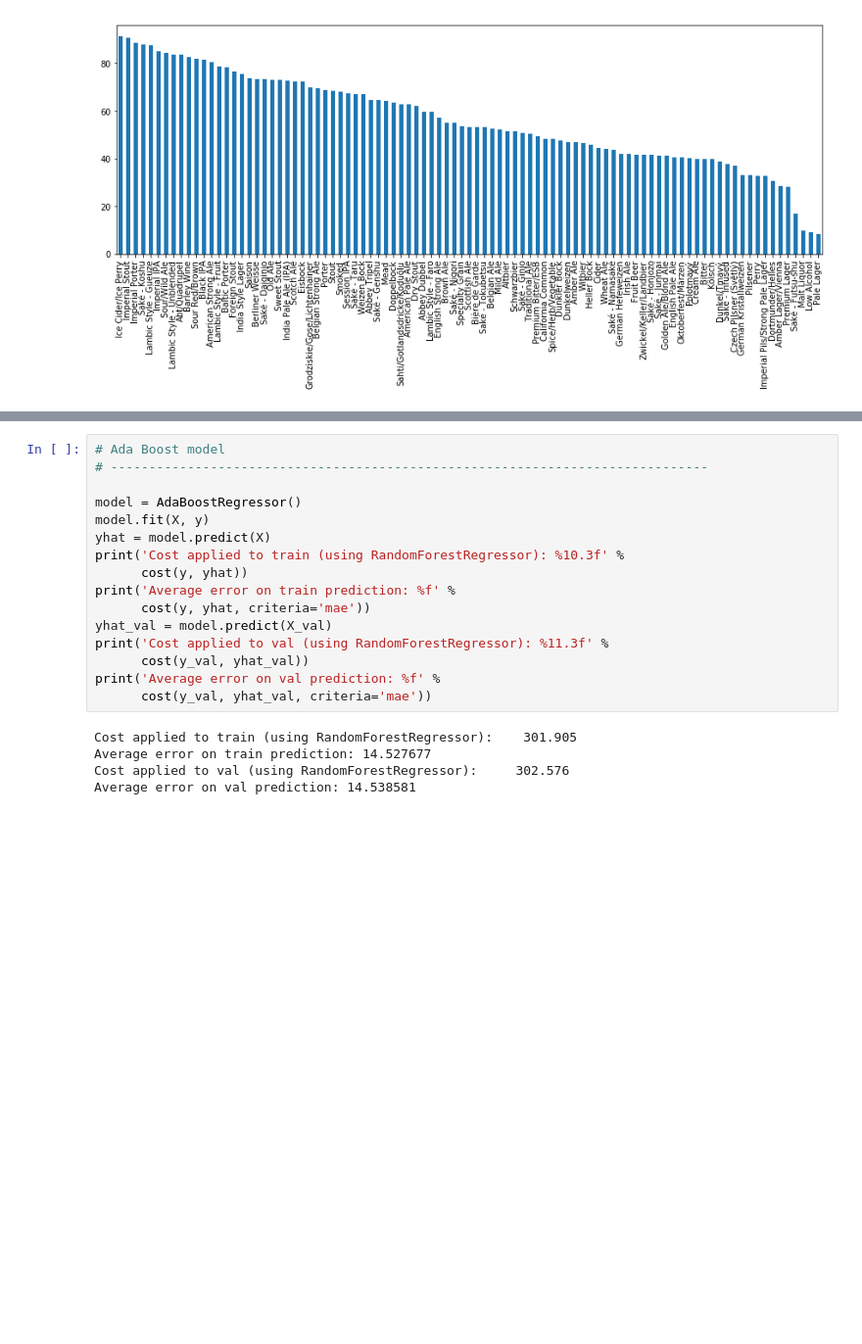
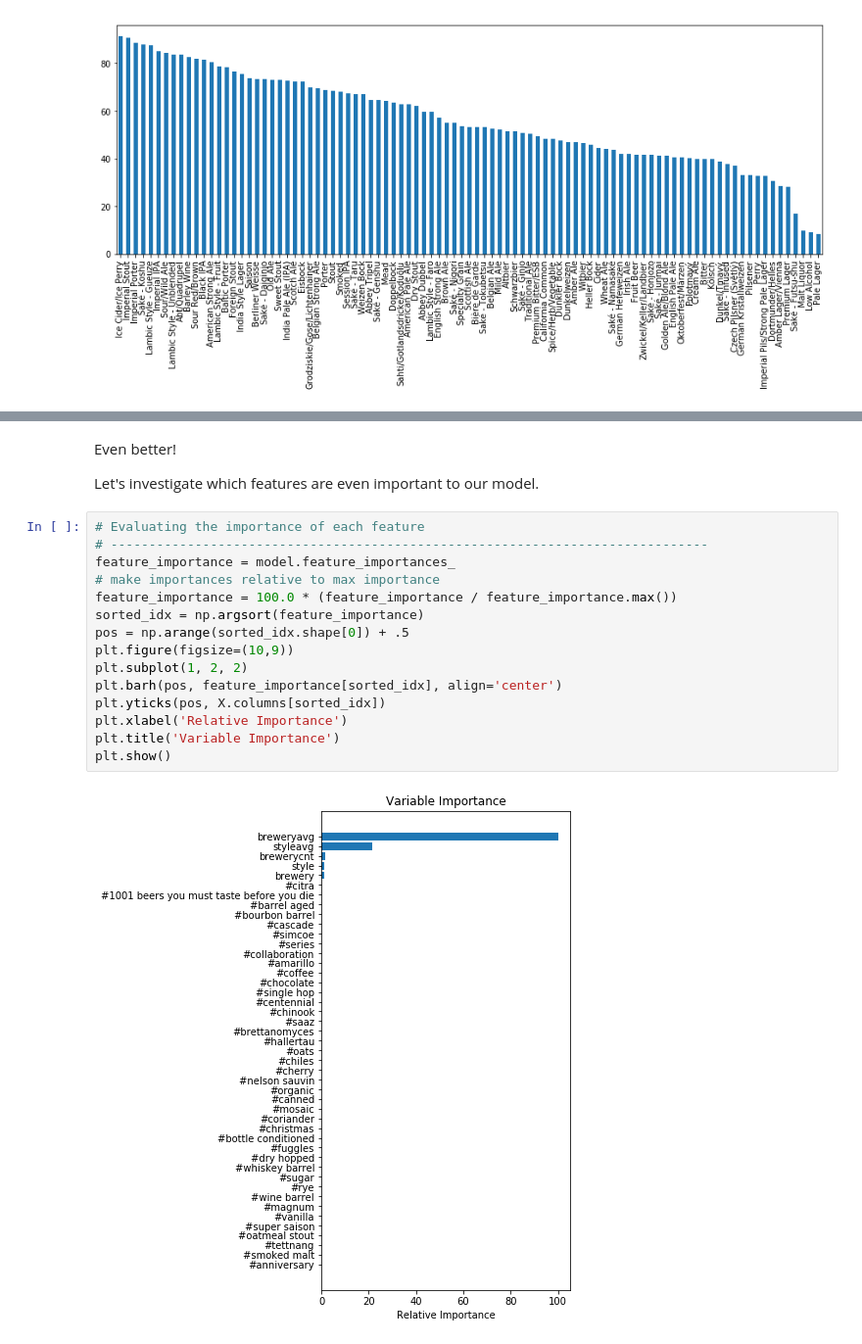
Before and after one commit to rarredon/Data-Science-Projects, a Jupyter notebook: Beers/beer_analysis.ipynb, the cells around one changed output, grey strips where cells are left out. Shown at 98% size. Drawn from its saved outputs; the diff is of its cells as text; blank space fills up the shorter version.

```diff
--- a/Beers/beer_analysis.ipynb
+++ b/Beers/beer_analysis.ipynb
@@ -583,21 +635,21 @@ Name: rating, dtype: float64
-# %%
-# Ada Boost model
-# ------------------------------------------------------------------------------
-
-model = AdaBoostRegressor()
-model.fit(X, y)
-yhat = model.predict(X)
-print('Cost applied to train (using RandomForestRegressor): %10.3f' %
-      cost(y, yhat))
-print('Average error on train prediction: %f' %
-      cost(y, yhat, criteria='mae'))
-yhat_val = model.predict(X_val)
-print('Cost applied to val (using RandomForestRegressor): %11.3f' %
-      cost(y_val, yhat_val))
-print('Average error on val prediction: %f' %
-      cost(y_val, yhat_val, criteria='mae'))
-# %% [output]
-Cost applied to train (using RandomForestRegressor):    301.905
-Average error on train prediction: 14.527677
-Cost applied to val (using RandomForestRegressor):     302.576
-Average error on val prediction: 14.538581
+# %% [markdown]
+Even better!
+
+Let's investigate which features are even important to our model.
+# %%
+# Evaluating the importance of each feature
+# ------------------------------------------------------------------------------
+feature_importance = model.feature_importances_
+# make importances relative to max importance
+feature_importance = 100.0 * (feature_importance / feature_importance.max())
+sorted_idx = np.argsort(feature_importance)
+pos = np.arange(sorted_idx.shape[0]) + .5
+plt.figure(figsize=(10,9))
+plt.subplot(1, 2, 2)
+plt.barh(pos, feature_importance[sorted_idx], align='center')
+plt.yticks(pos, X.columns[sorted_idx])
+plt.xlabel('Relative Importance')
+plt.title('Variable Importance')
+plt.show()
+# %% [output]
+[figure, added]
```
Also changed, not shown: parts of 25 cells of this notebook.
